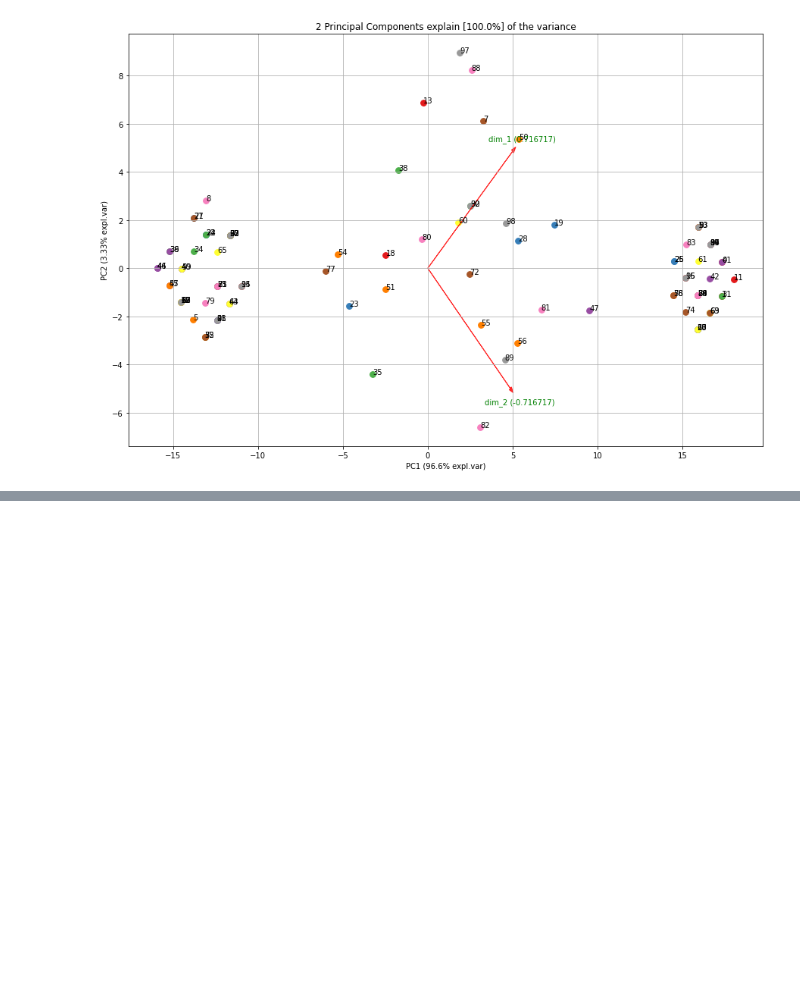
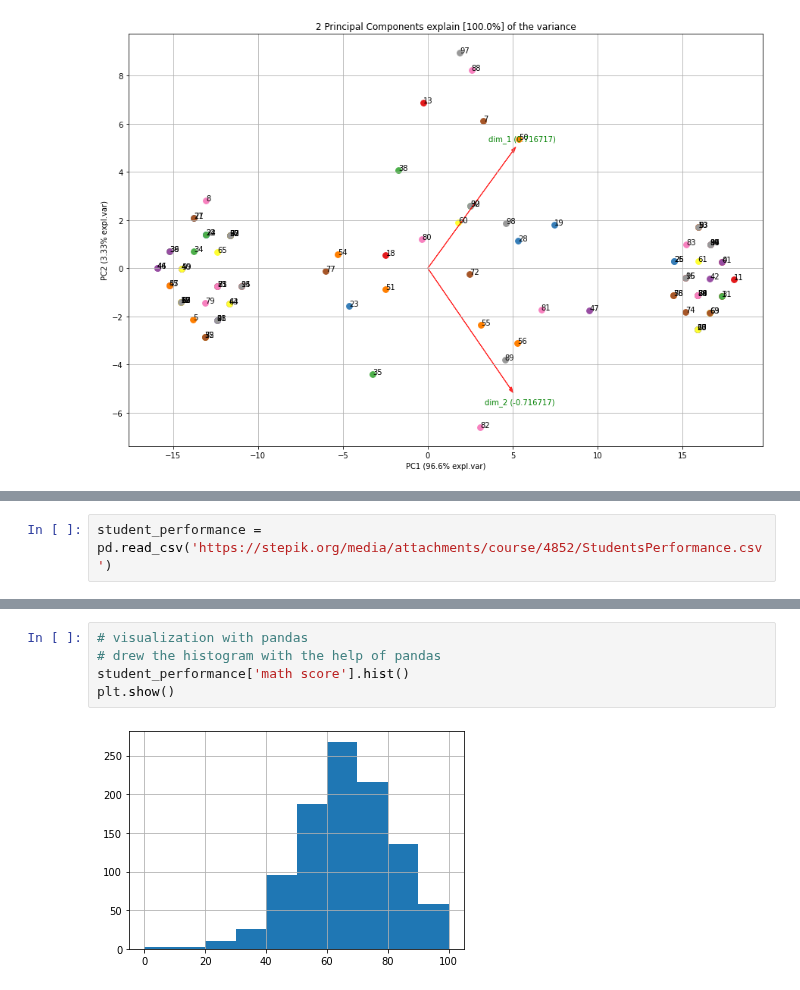
Before and after one commit to Stynic/train_ml_math, a Jupyter notebook: ml/low_level/module_1/notebook_1.ipynb, the cells around one changed output, grey strips where cells are left out. Drawn from its saved outputs; the diff is of its cells as text; blank space fills up the shorter version.

Commit message:
done many tasks by visualization and skills of linear model
done many tasks by visualization and skills of linear model

```diff
--- a/ml/low_level/module_1/notebook_1.ipynb
+++ b/ml/low_level/module_1/notebook_1.ipynb
@@ -595,0 +669,2 @@ plt.show()
+# %%
+student_performance = pd.read_csv('https://stepik.org/media/attachments/course/4852/StudentsPerformance.csv')
@@ -595,0 +694,7 @@ plt.show()
+# %%
+# visualization with pandas
+# drew the histogram with the help of pandas
+student_performance['math score'].hist()
+plt.show()
+# %% [output]
+[figure, added]
```
Also changed, not shown: parts of 27 cells of this notebook, 9 other files.
